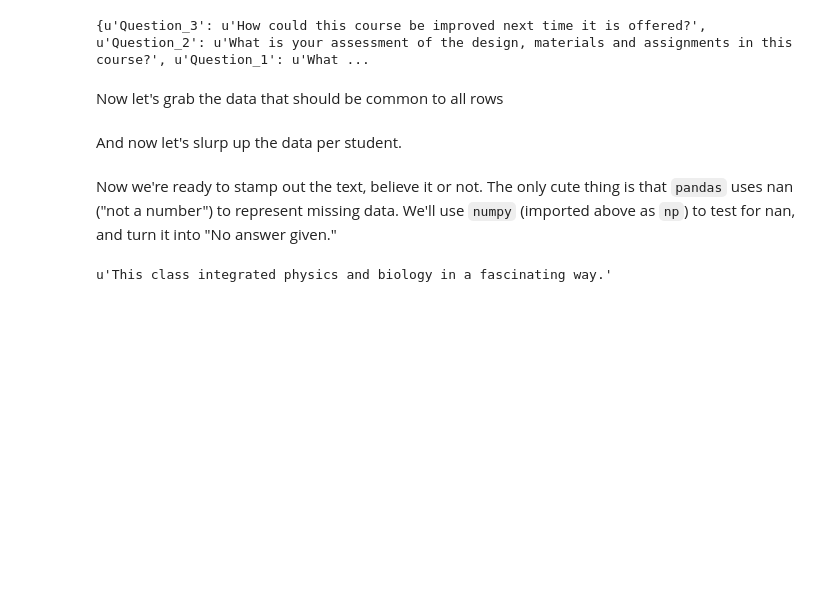
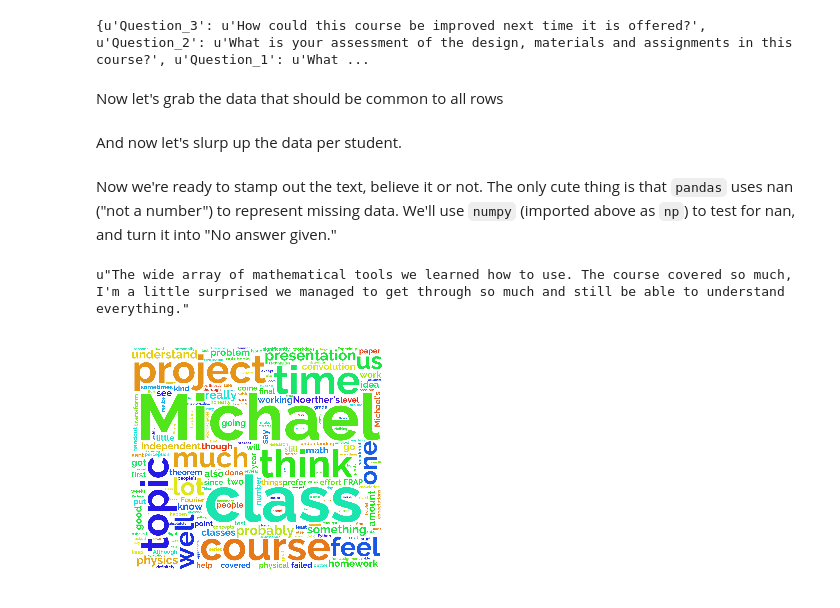
Before and after one commit to mglerner/CurriculumViz, a Jupyter notebook: Evals/EvalReformatting-htmlpdf.ipynb, the cells around one changed output. Saved outputs shown, nothing was run; the diff lists cells and outputs as text; code cells hidden in the pictures; blank space fills up the shorter version.

```diff
--- a/Evals/EvalReformatting-htmlpdf.ipynb
+++ b/Evals/EvalReformatting-htmlpdf.ipynb
@@ -23,10 +31,17 @@ I have no idea how fragile this structure is, so I'll explicitly refer to the sh
+# %%
+xl_filename = 'data/Mathematical-Physics-(Spring-2015).xlsx'
 # %%
-import pandas as pd
-import numpy as np
+%matplotlib inline
 import os
-xl_filename = 'data/Biophysics-(Spring-2015).xlsx'
+from collections import Counter
+from matplotlib import pyplot as plt
+from wordcloud import WordCloud, STOPWORDS
+import pandas as pd, numpy as np
+from IPython.display import display, HTML
+from weasyprint import HTML as weasyHTML
 pdf_filename = os.path.splitext(xl_filename)[0] + '.pdf'
 html_filename = os.path.splitext(xl_filename)[0] + '.html'
+wc_filename = os.path.splitext(xl_filename)[0] + '-wordcloud.png'
 answers = pd.io.excel.read_excel(xl_filename,sheetname='RawData')
 questionmap = pd.io.excel.read_excel(xl_filename,sheetname='QuestionMapper')
 # %% [markdown]
@@ -91,7 +106,7 @@ Now we're ready to stamp out the text, believe it or not. The only cute thing is
 # %%
 a[0][questions[0]]
 # %% [output]
-u'This class integrated physics and biology in a fascinating way.'
+u"The wide array of mathematical tools we learned how to use. The course covered so much, I'm a little surprised we managed to get through so much and still be able to understand everything."
 # %%
 def is_nan(x):
     try: return np.isnan(x)
@@ -135,4 +200,5 @@ p.answer {{
 # %%
+answertext = ''
 for idx in sorted(a):
     html += '''<div class="response">
     <p class="name">Student {i} ({n})</p>
@@ -146,7 +212,23 @@ for idx in sorted(a):
         answer = a[idx][question]
         if is_nan(answer):
             answer = 'No answer given.'
+        else:
+            answertext = answertext + ' ' + answer
         html += '''<p class="question">{q}</p>
         <p class="answer">{a}</p>
         '''.format(q=question_cor_name,a=answer)
     html += '</div>'
+# %%
+#fig = plt.figure(figsize=(18,14))
+wordcloud = WordCloud(
+                      font_path='Fonts/Raleway-Bold.ttf',
+                      stopwords=STOPWORDS,
+                      background_color='white',
+                      width=1800,
+                      height=1600
+                     ).generate(answertext)
+plt.imshow(wordcloud)
+plt.axis('off')
+plt.savefig(wc_filename, dpi=140)
+# %% [output]
+[figure, added]
```
Also changed, not shown: parts of 11 cells of this notebook, 18 other files.
